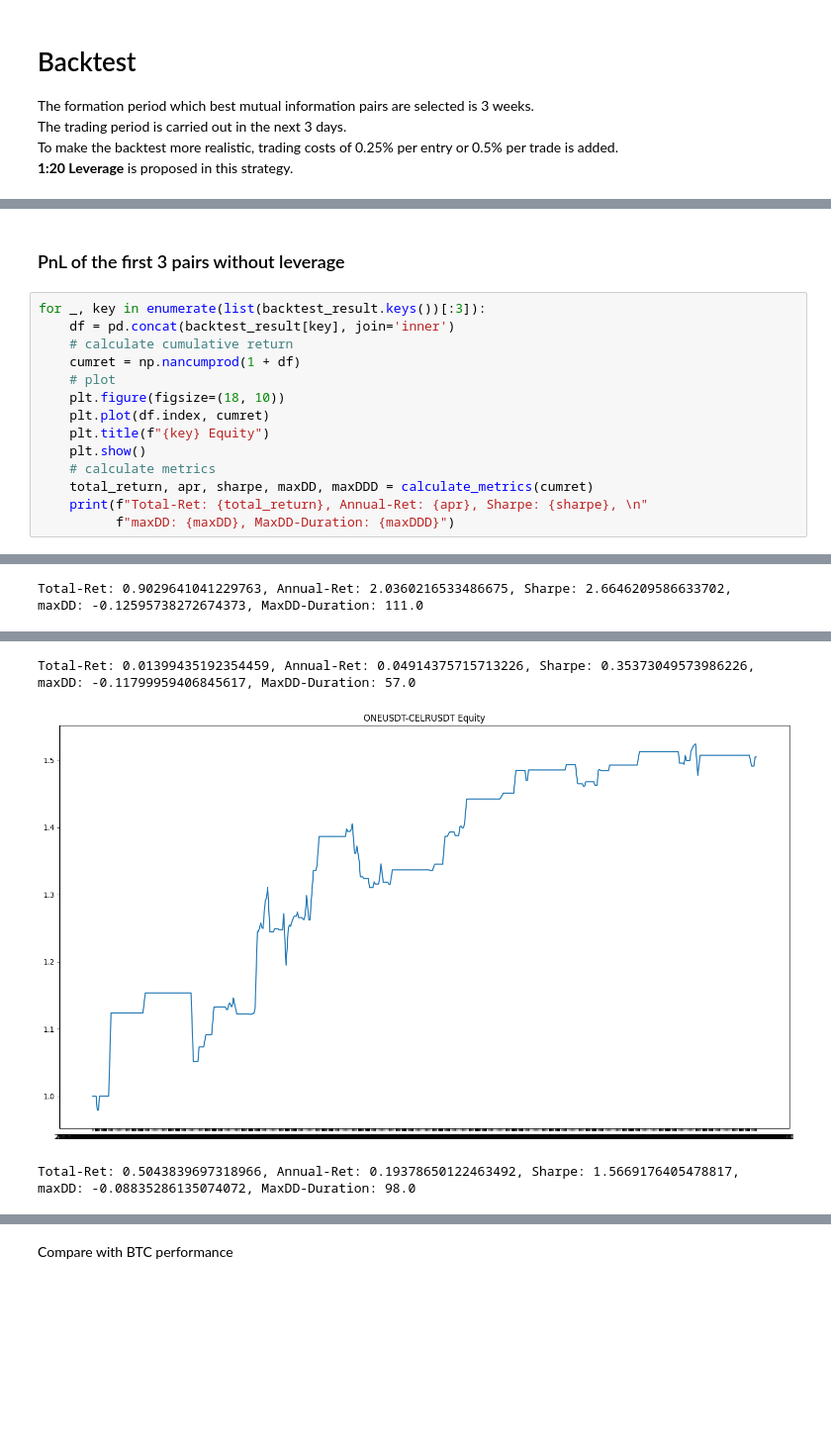
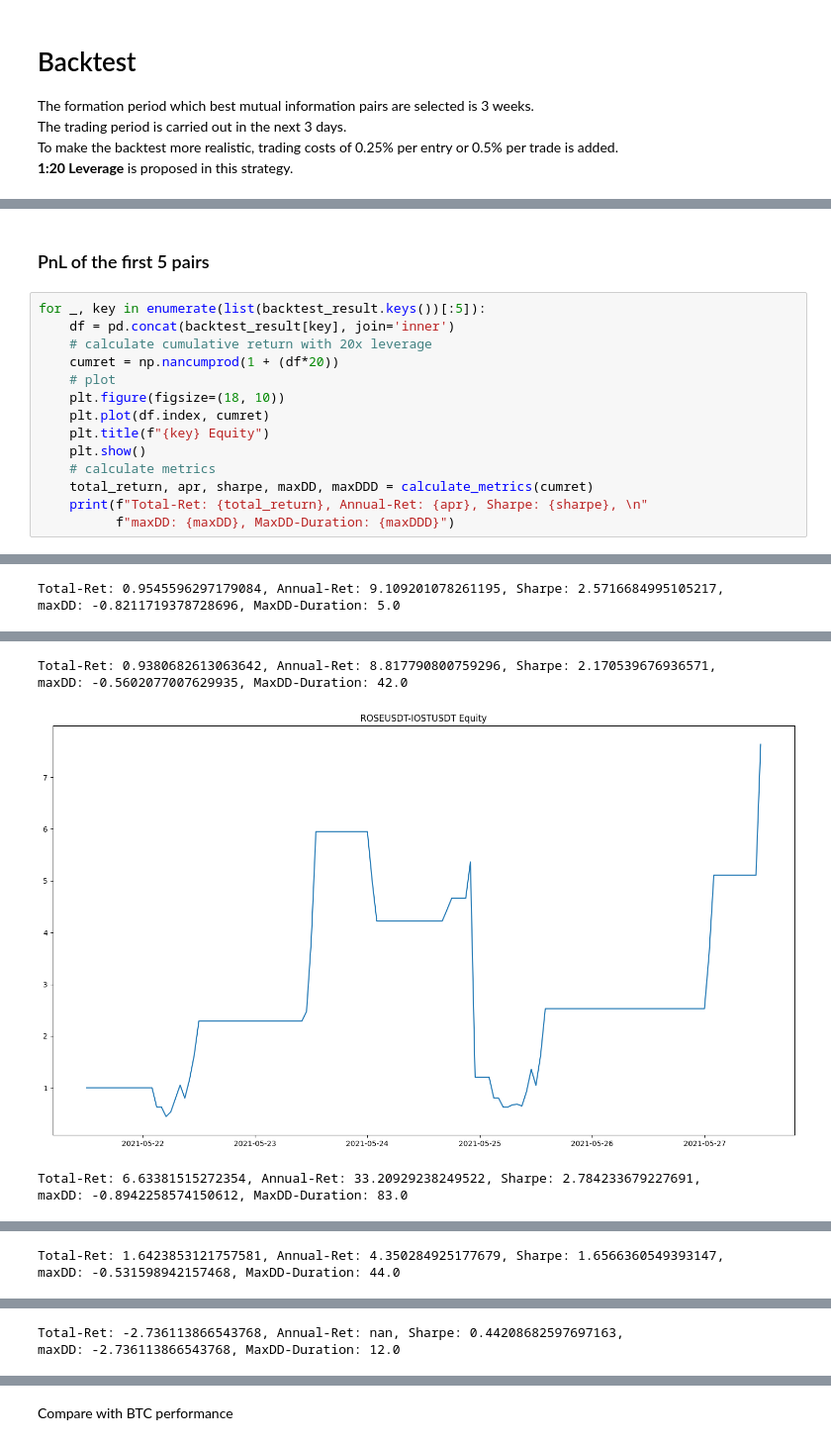
Before and after one commit to stevenpham1996/Pairs-Trading--Statistical-Arbitrage, a Jupyter notebook: mutual_information_pairs/cryptocurrency.ipynb, the cells around one changed output, grey strips where cells are left out. Shown at 99% size. Drawn from its saved outputs; the diff is of its cells as text; blank space fills up the shorter version.

```diff
--- a/mutual_information_pairs/cryptocurrency.ipynb
+++ b/mutual_information_pairs/cryptocurrency.ipynb
@@ -334,10 +448,10 @@ for i in range(train_window, len(prices)-trade_window, trade_window):
 # %% [markdown]
-### PnL of the first 3 pairs without leverage
+### PnL of the first 5 pairs
 # %%
-for _, key in enumerate(list(backtest_result.keys())[:3]):
+for _, key in enumerate(list(backtest_result.keys())[:5]):
     df = pd.concat(backtest_result[key], join='inner')
-    # calculate cumulative return
-    cumret = np.nancumprod(1 + df)
+    # calculate cumulative return with 20x leverage
+    cumret = np.nancumprod(1 + (df*20))
     # plot
     plt.figure(figsize=(18, 10))
     plt.plot(df.index, cumret)
@@ -352,2 +466,2 @@ for _, key in enumerate(list(backtest_result.keys())[:3]):
-Total-Ret: 0.9029641041229763, Annual-Ret: 2.0360216533486675, Sharpe: 2.6646209586633702,
-maxDD: -0.12595738272674373, MaxDD-Duration: 111.0
+Total-Ret: 0.9545596297179084, Annual-Ret: 9.109201078261195, Sharpe: 2.5716684995105217,
+maxDD: -0.8211719378728696, MaxDD-Duration: 5.0
@@ -355,5 +469,5 @@ maxDD: -0.12595738272674373, MaxDD-Duration: 111.0
-Total-Ret: 0.01399435192354459, Annual-Ret: 0.04914375715713226, Sharpe: 0.35373049573986226,
-maxDD: -0.11799959406845617, MaxDD-Duration: 57.0
+Total-Ret: 0.9380682613063642, Annual-Ret: 8.817790800759296, Sharpe: 2.170539676936571,
+maxDD: -0.5602077007629935, MaxDD-Duration: 42.0
-[figure, old version]
+[figure, new version]
-Total-Ret: 0.5043839697318966, Annual-Ret: 0.19378650122463492, Sharpe: 1.5669176405478817,
-maxDD: -0.08835286135074072, MaxDD-Duration: 98.0
+Total-Ret: 6.63381515272354, Annual-Ret: 33.20929238249522, Sharpe: 2.784233679227691,
+maxDD: -0.8942258574150612, MaxDD-Duration: 83.0
@@ -359,0 +475,2 @@ maxDD: -0.08835286135074072, MaxDD-Duration: 98.0
+Total-Ret: 1.6423853121757581, Annual-Ret: 4.350284925177679, Sharpe: 1.6566360549393147,
+maxDD: -0.531598942157468, MaxDD-Duration: 44.0
@@ -360,2 +478,4 @@ maxDD: -0.08835286135074072, MaxDD-Duration: 98.0
+Total-Ret: -2.736113866543768, Annual-Ret: nan, Sharpe: 0.44208682597697163,
+maxDD: -2.736113866543768, MaxDD-Duration: 12.0
 # %% [markdown]
 # Performance Summary
```
Also changed, not shown: parts of 8 cells of this notebook, 3 other files.
